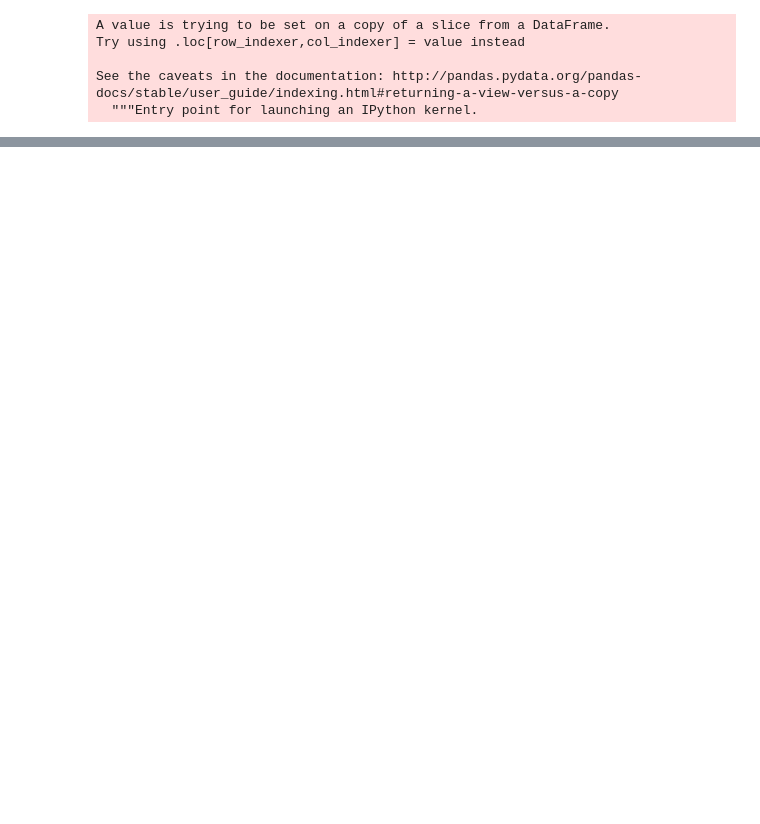
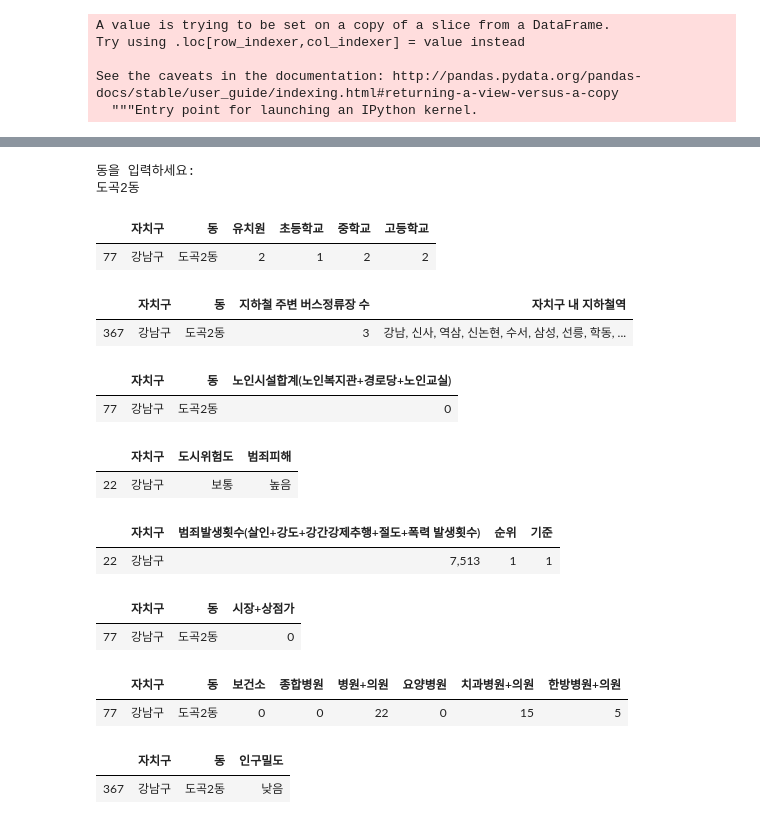
Before and after one commit to ahnty0122/show_me_the_town, a Jupyter notebook: recommend_model_by_difference.ipynb, the cells around one changed output, grey strips where cells are left out. Drawn from its saved outputs; the diff is of its cells as text; code cells hidden in the pictures; blank space fills up the shorter version.

```diff
--- a/recommend_model_by_difference.ipynb
+++ b/recommend_model_by_difference.ipynb
@@ -135,0 +146,21 @@ real_final
+# %%
+edu = pd.read_csv('./data_before/교육시설수.csv')
+traffic = pd.read_csv('./data_before/교통.csv')
+elderly = pd.read_csv('./data_before/노인복지시설수.csv')
+danger = pd.read_csv('./data_before/도시위험도_범죄피해지수.csv')
+crime = pd.read_csv('./data_before/범죄발생횟수.csv')
+market = pd.read_csv('./data_before/시장_상점가.csv')
+hospital = pd.read_csv('./data_before/의료시설수.csv')
+pop = pd.read_csv('./data_before/인구밀도.csv')
+# %%
+print('동을 입력하세요: ')
+x2 = str(input())
+# %% [output]
+동을 입력하세요:
+도곡2동
+# %%
+edu_list = edu[edu['동']==x2]
+edu_list.drop(['합계'], axis = 1)
+# %% [output]
+|  | 자치구 | 동 | 유치원 | 초등학교 | 중학교 | 고등학교 |
+| 77 | 강남구 | 도곡2동 | 2 | 1 | 2 | 2 |
@@ -135,0 +169,5 @@ real_final
+# %%
+traffic_list
+# %% [output]
+|  | 자치구 | 동 | 지하철 주변 버스정류장 수 | 자치구 내 지하철역 |
+| 367 | 강남구 | 도곡2동 | 3 | 강남, 신사, 역삼, 신논현, 수서, 삼성, 선릉, 학동, ... |
@@ -135,0 +176,5 @@ real_final
+# %%
+elderly_list
+# %% [output]
+|  | 자치구 | 동 | 노인시설합계(노인복지관+경로당+노인교실) |
+| 77 | 강남구 | 도곡2동 | 0 |
@@ -135,0 +183,5 @@ real_final
+# %%
+danger_list
+# %% [output]
+|  | 자치구 | 도시위험도 | 범죄피해 |
+| 22 | 강남구 | 보통 | 높음 |
@@ -135,0 +190,5 @@ real_final
+# %%
+crime_list
+# %% [output]
+|  | 자치구 | 범죄발생횟수(살인+강도+강간강제추행+절도+폭력 발생횟수) | 순위 | 기준 |
+| 22 | 강남구 | 7,513 | 1 | 1 |
@@ -135,0 +197,17 @@ real_final
+# %%
+market_list
+# %% [output]
+|  | 자치구 | 동 | 시장+상점가 |
+| 77 | 강남구 | 도곡2동 | 0 |
+# %%
+hospital_list = hospital[hospital['동']==x2]
+hospital_list.drop(['합계'], axis = 1)
+# %% [output]
+|  | 자치구 | 동 | 보건소 | 종합병원 | 병원+의원 | 요양병원 | 치과병원+의원 | 한방병원+의원 |
+| 77 | 강남구 | 도곡2동 | 0 | 0 | 22 | 0 | 15 | 5 |
+# %%
+pop_list = pop[pop['동']==x2]
+pop_list
+# %% [output]
+|  | 자치구 | 동 | 인구밀도 |
+| 367 | 강남구 | 도곡2동 | 낮음 |
```
Also changed, not shown: parts of 16 cells of this notebook.
